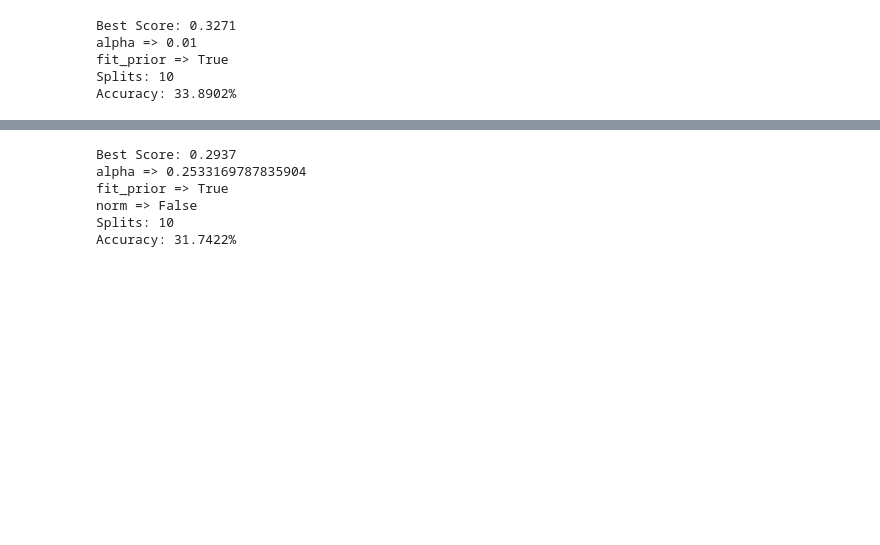
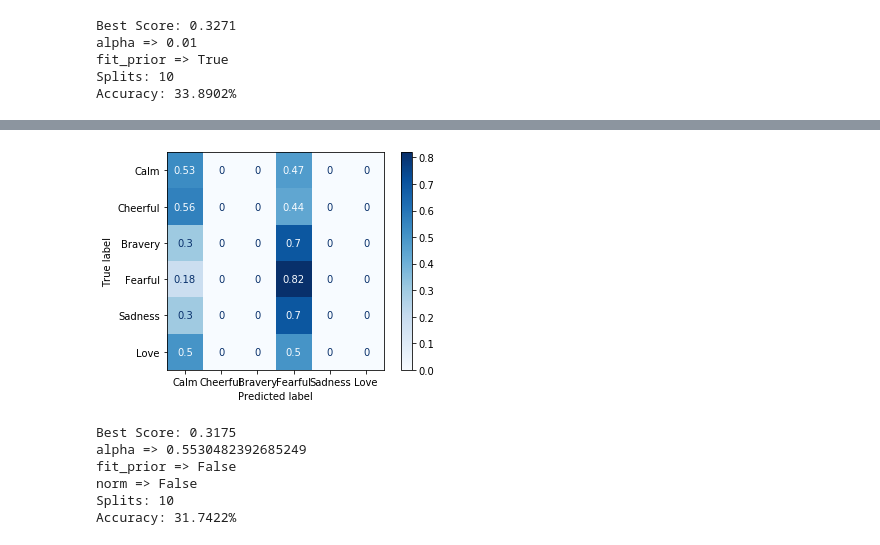
Before and after one commit to gracielnunciob/XLB48, a Jupyter notebook: Notebooks/Training/Naive Bayes Hyperparameter Search.ipynb, the cells around one changed output, grey strips where cells are left out. Drawn from its saved outputs; the diff is of its cells as text; code cells hidden in the pictures; blank space fills up the shorter version.

```diff
--- a/Notebooks/Training/Naive Bayes Hyperparameter Search.ipynb
+++ b/Notebooks/Training/Naive Bayes Hyperparameter Search.ipynb
@@ -91,6 +107,13 @@ fit_prior => True
 norm => False
 Splits: 10
 Accuracy: 31.7422%
+# %%
+disp = plot_confusion_matrix(grid_search_complement, x_train, y_train,
+                             display_labels=["Calm","Cheerful","Bravery","Fearful","Sadness","Love"],
+                             cmap=plt.cm.Blues,
+                             normalize='true')
+# %% [output]
+[figure, added]
 # %%
 # ComplementNB, RandomizedSearch
 random_search_iterations = 1000
@@ -98,19 +121,19 @@ k_folds = 10
 
 parameters = {'alpha':uniform(loc=0,scale=1.0), 'fit_prior':[True, False], 'norm' : [True, False]}
 cnb = ComplementNB()
-rscv = RandomizedSearchCV(cnb, parameters,cv=k_folds,n_iter=random_search_iterations)
-rscv.fit(x_train,y_train)
+random_search_complement = RandomizedSearchCV(cnb, parameters,cv=k_folds,n_iter=random_search_iterations)
+random_search_complement.fit(x_train,y_train)
 print("Best Score: {:.4f}".format(rscv.best_score_))
-for k,v in rscv.best_params_.items():
+for k,v in random_search_complement.best_params_.items():
     print("{} => {}".format(k,v))
-print("Splits: {}".format(rscv.n_splits_))
-y_out = rscv.predict(x_train)
+print("Splits: {}".format(random_search_complement.n_splits_))
+y_out = random_search_complement.predict(x_train)
 print("Accuracy: {:.4f}%".format(np.mean(y_out == y_train) * 100.0))
 # print(y_out)
 # %% [output]
-Best Score: 0.2937
-alpha => 0.2533169787835904
-fit_prior => True
+Best Score: 0.3175
+alpha => 0.5530482392685249
+fit_prior => False
 norm => False
 Splits: 10
 Accuracy: 31.7422%
```
Also changed, not shown: parts of 11 cells of this notebook.
